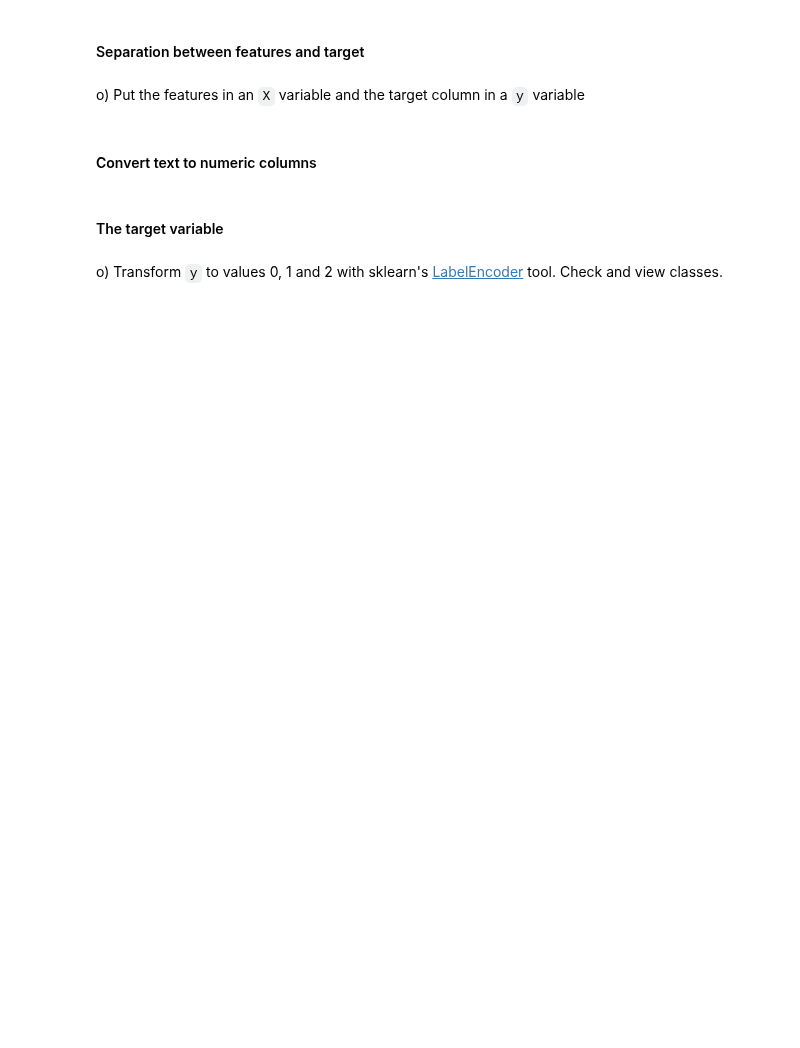
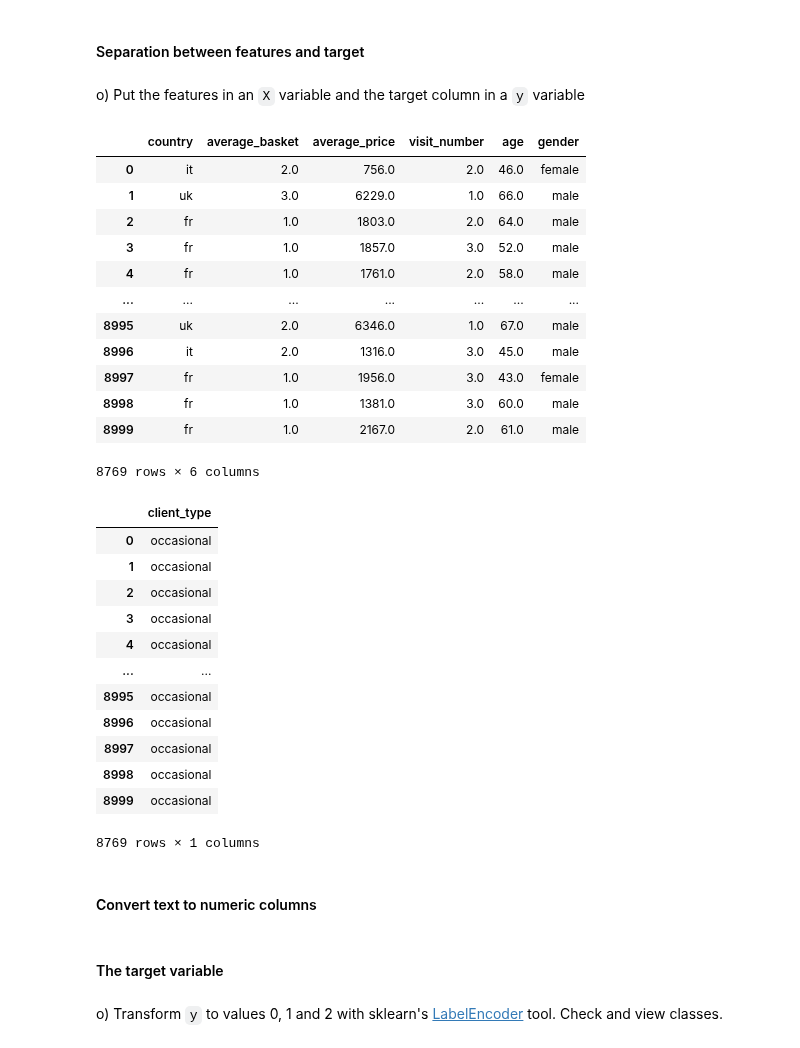
Before and after one commit to Gachdel/Python-LeWagon, a Jupyter notebook: 6_Machine_Learning_1/Intro_to_ML_Challenges.ipynb, the cells around one changed output. Cells and saved outputs as stored; diff of their text form; code cells hidden in the pictures; blank space fills up the shorter version.

```diff
--- a/6_Machine_Learning_1/Intro_to_ML_Challenges.ipynb
+++ b/6_Machine_Learning_1/Intro_to_ML_Challenges.ipynb
@@ -60,0 +123,8 @@
+# %%
+display(df.average_price.value_counts().sort_index())
+# Delete rows with average_price = 0 or negative
+print(f"len(df): {len(df)}")
+mask = (df.average_price.isna()) | (df.average_price > 0)
+# Add .copy() to make sure that df_cleaned is a copy, not a view
+df_cleaned = df.loc[mask, :].copy()
+print(f"len(df_cleaned): {len(df_cleaned)}")
@@ -67,3 +176,5 @@ i) What do you think of the `hobbies` column? Can it be kept?
 # %% [markdown]
 j) Delete the `hobbies` column
+# %%
+df_cleaned.drop(columns=["hobbies"], inplace=True)
 # %% [markdown]
@@ -72,0 +186,7 @@
+# %%
+df_cleaned.gender.fillna(
+    value=df_cleaned.gender.mode()[0],
+    inplace=True,
+)
+
+functions.show_unique_values(df_cleaned.gender)
@@ -75,2 +197,12 @@
+# %%
+df_cleaned.average_price.fillna(
+    value=df_cleaned.average_price.mean(),
+    inplace=True,
+)
+
+df_cleaned.age.fillna(
+    value=df_cleaned.average_price.mean(),
+    inplace=True,
+)
 # %% [markdown]
 n) Verify that your Data Frame no longer contains any missing values.
@@ -78,6 +228,51 @@ n) Verify that your Data Frame no longer contains any missing values.
 #### Separation between features and target
 # %% [markdown]
 o) Put the features in an `X` variable and the target column in a `y` variable
+# %%
+features_columns = [
+    "country",
+    "average_basket",
+    "average_price",
+    "visit_number",
+    "age",
+    "gender",
+]
+x = df_cleaned[features_columns]
+
+target_columns = [
+    "client_type"
+]
+y = df_cleaned[target_columns]
+
+display(x)
+display(y)
+# %% [output]
+|  | country | average_basket | average_price | visit_number | age | gender |
+| 0 | it | 2.0 | 756.0 | 2.0 | 46.0 | female |
+| 1 | uk | 3.0 | 6229.0 | 1.0 | 66.0 | male |
+| 2 | fr | 1.0 | 1803.0 | 2.0 | 64.0 | male |
+| 3 | fr | 1.0 | 1857.0 | 3.0 | 52.0 | male |
+| 4 | fr | 1.0 | 1761.0 | 2.0 | 58.0 | male |
+| ... | ... | ... | ... | ... | ... | ... |
+| 8995 | uk | 2.0 | 6346.0 | 1.0 | 67.0 | male |
+| 8996 | it | 2.0 | 1316.0 | 3.0 | 45.0 | male |
+| 8997 | fr | 1.0 | 1956.0 | 3.0 | 43.0 | female |
+| 8998 | fr | 1.0 | 1381.0 | 3.0 | 60.0 | male |
+| 8999 | fr | 1.0 | 2167.0 | 2.0 | 61.0 | male |
+8769 rows × 6 columns
+|  | client_type |
+| 0 | occasional |
+| 1 | occasional |
+| 2 | occasional |
+| 3 | occasional |
+| 4 | occasional |
+| ... | ... |
+| 8995 | occasional |
+| 8996 | occasional |
+| 8997 | occasional |
+| 8998 | occasional |
+| 8999 | occasional |
+8769 rows × 1 columns
 # %% [markdown]
 #### Convert text to numeric columns
 # %% [markdown]
```
Also changed, not shown: parts of 30 cells of this notebook, 3 other files.
